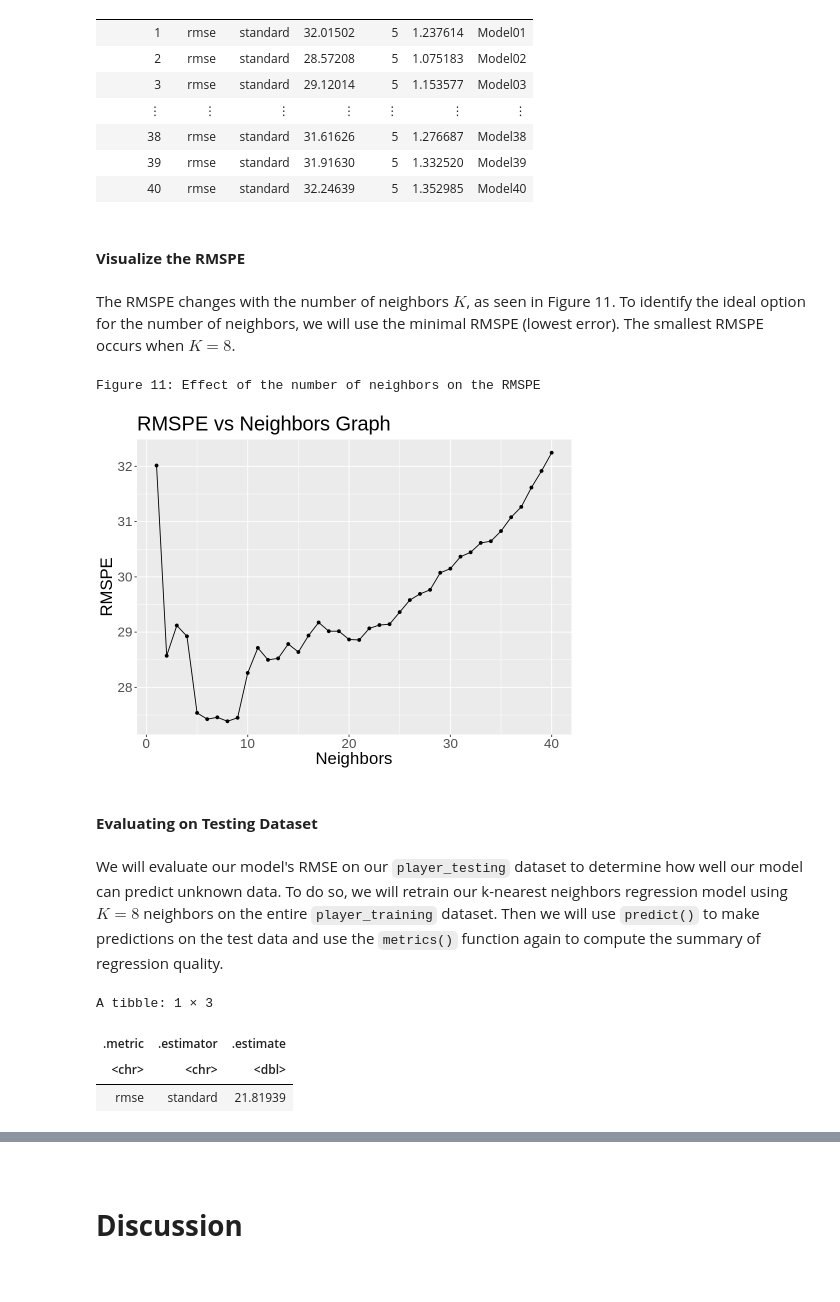
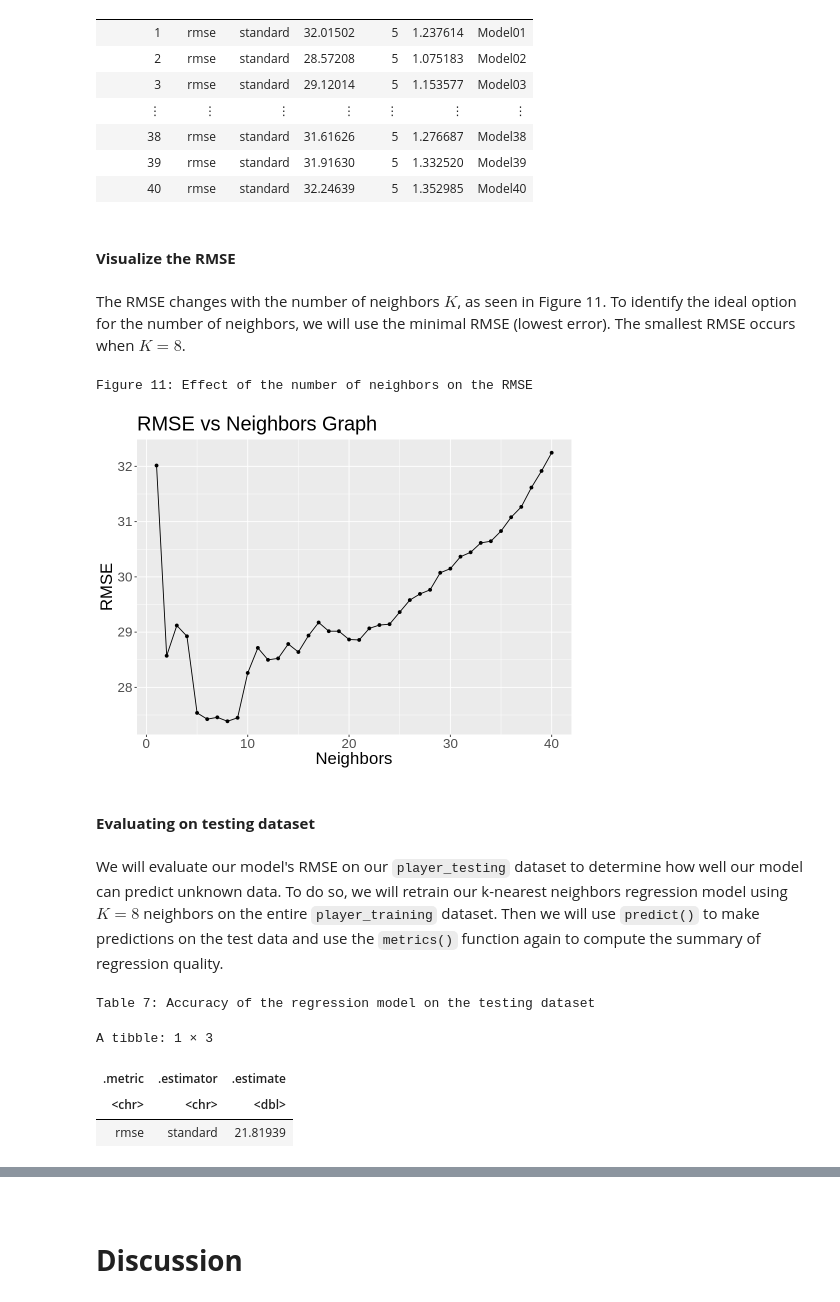
Before and after one commit to jo-adithya/dsci_project, a Jupyter notebook: proposal.ipynb, the cells around one changed output, grey strips where cells are left out. Saved outputs shown, nothing was run; the diff lists cells and outputs as text; code cells hidden in the pictures.

```diff
--- a/proposal.ipynb
+++ b/proposal.ipynb
@@ -627,23 +627,23 @@ A tibble: 40 × 7
 | 39 | rmse | standard | 31.91630 | 5 | 1.332520 | Model39 |
 | 40 | rmse | standard | 32.24639 | 5 | 1.352985 | Model40 |
 # %% [markdown]
-#### **Visualize the RMSPE**
+#### **Visualize the RMSE**
 # %% [markdown]
-The RMSPE changes with the number of neighbors $K$, as seen in Figure 11. To identify the ideal option for the number of neighbors, we will use the minimal RMSPE (lowest error). The smallest RMSPE occurs when $K = 8$.
+The RMSE changes with the number of neighbors $K$, as seen in Figure 11. To identify the ideal option for the number of neighbors, we will use the minimal RMSE (lowest error). The smallest RMSE occurs when $K = 8$.
 # %%
 rmspe_plot <- ggplot(player_results, aes(x = neighbors, y = mean)) +
     geom_point() +
     geom_line() +
-    labs(x = "Neighbors", y = "RMSPE", title = "RMSPE vs Neighbors Graph") +
+    labs(x = "Neighbors", y = "RMSE", title = "RMSE vs Neighbors Graph") +
     theme(text = element_text(size = 20))
 
 rmspe_plot
-cat("Figure 11: Effect of the number of neighbors on the RMSPE")
+cat("Figure 11: Effect of the number of neighbors on the RMSE")
 # %% [output]
-Figure 11: Effect of the number of neighbors on the RMSPE
+Figure 11: Effect of the number of neighbors on the RMSE
-[figure, old version]
+[figure, new version]
 # %% [markdown]
-#### **Evaluating on Testing Dataset**
+#### **Evaluating on testing dataset**
 # %% [markdown]
 We will evaluate our model's RMSE on our `player_testing` dataset to determine how well our model can predict unknown data. To do so, we will retrain our k-nearest neighbors regression model using $K = 8$ neighbors on the entire `player_training` dataset. Then we will use `predict()` to make predictions on the test data and use the `metrics()` function again to compute the summary of regression quality.
 # %%
@@ -660,15 +660,19 @@ min_fit <- workflow() %>%
     add_model(min_spec) %>%
     fit(data = player_training)
 
-player_summary <- min_fit %>%
+player_preds <- min_fit %>%
     predict(player_testing) %>%
-    bind_cols(player_testing) %>%
+    bind_cols(player_testing)
+
+player_summary <- player_preds %>%
     metrics(truth = winner_rank, estimate = .pred) %>%
     filter(.metric == 'rmse')
 
+cat("Table 7: Accuracy of the regression model on the testing dataset")
 player_summary
 # %% [output]
-A tibble: 1 × 3
+Table 7: Accuracy of the regression model on the testing dataset
+A tibble: 1 × 3
 | .metric | .estimator | .estimate |
 | <chr> | <chr> | <dbl> |
 | rmse | standard | 21.81939 |
```
Also changed, not shown: parts of 60 cells of this notebook.
